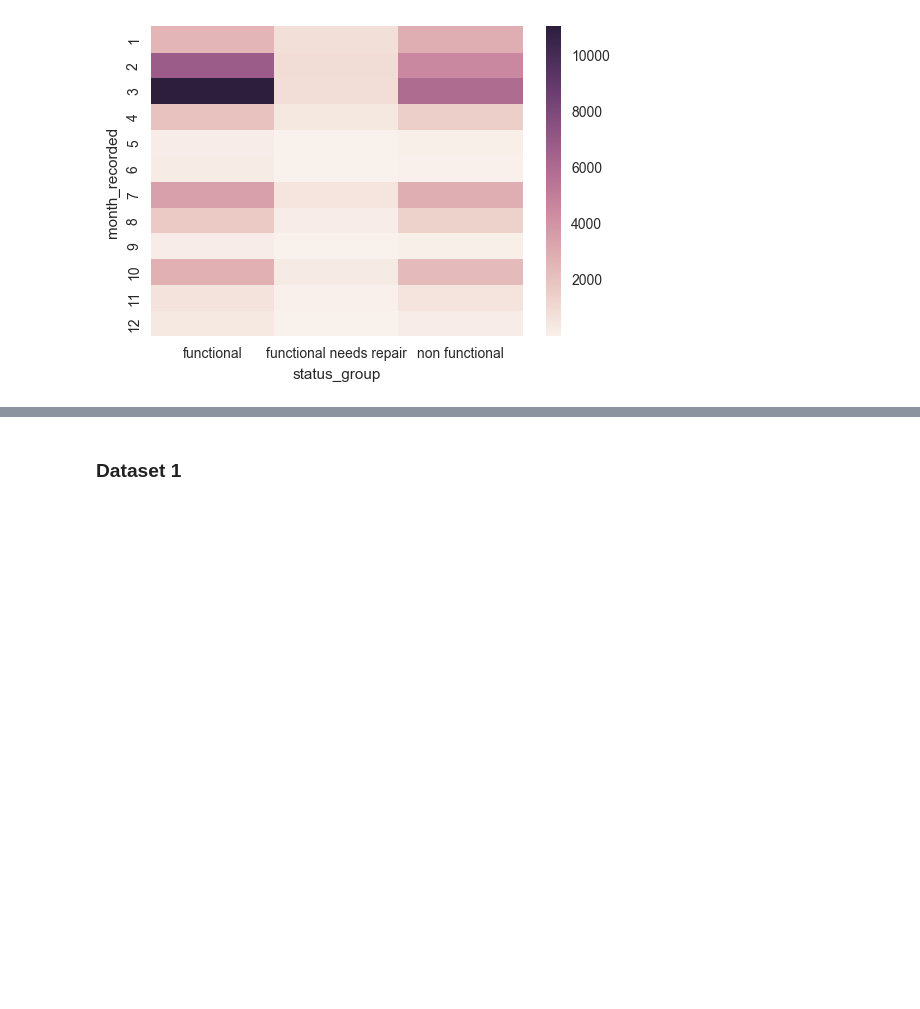
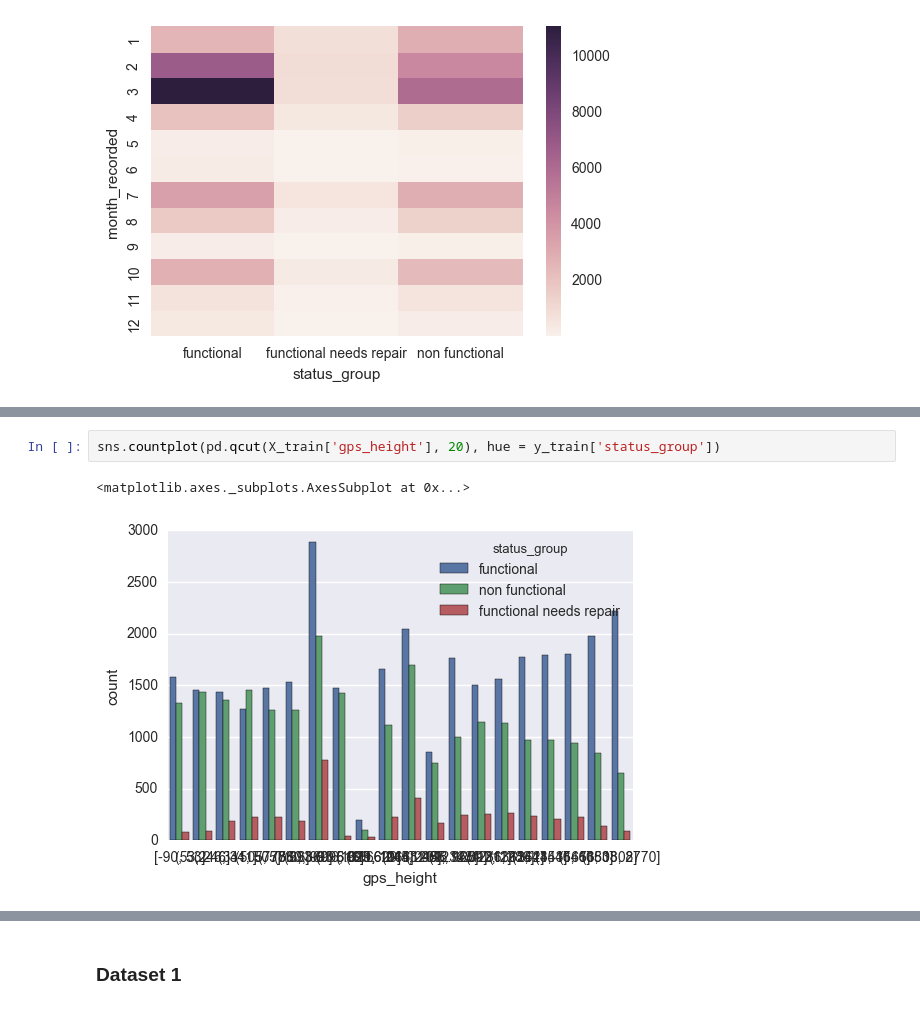
Before and after one commit to zlatankr/Projects, a Jupyter notebook: Tanzania/Pump_EDA.ipynb, the cells around one changed output, grey strips where cells are left out. Drawn from its saved outputs; the diff is of its cells as text; blank space fills up the shorter version.

```diff
--- a/Tanzania/Pump_EDA.ipynb
+++ b/Tanzania/Pump_EDA.ipynb
@@ -195,0 +254,5 @@ sns.heatmap(a)
+# %%
+sns.countplot(pd.qcut(X_train['gps_height'], 20), hue = y_train['status_group'])
+# %% [output]
+<matplotlib.axes._subplots.AxesSubplot at 0x...>
+[figure, added]
```
Also changed, not shown: parts of 20 cells of this notebook, 4 other files.
